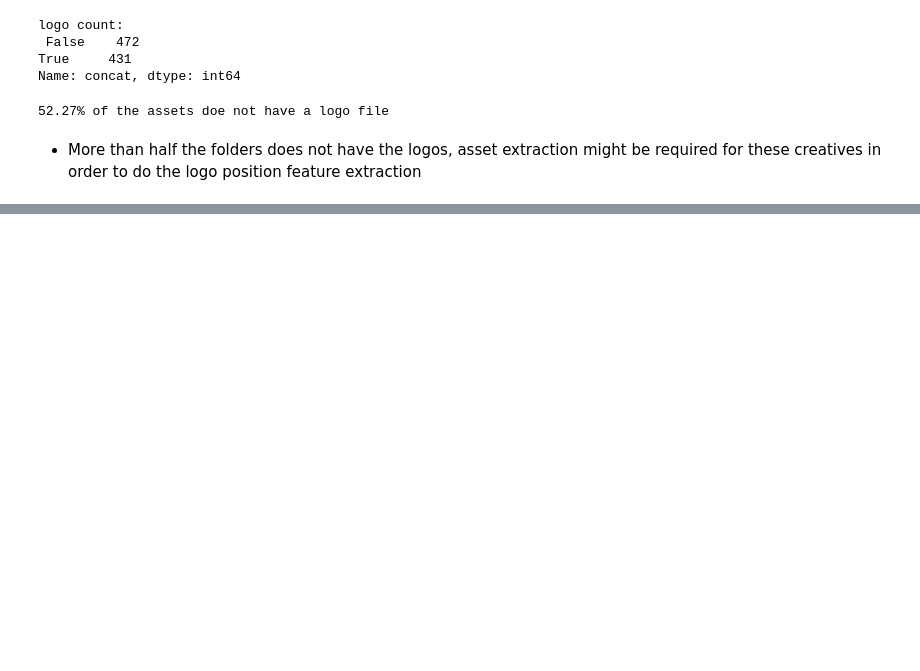
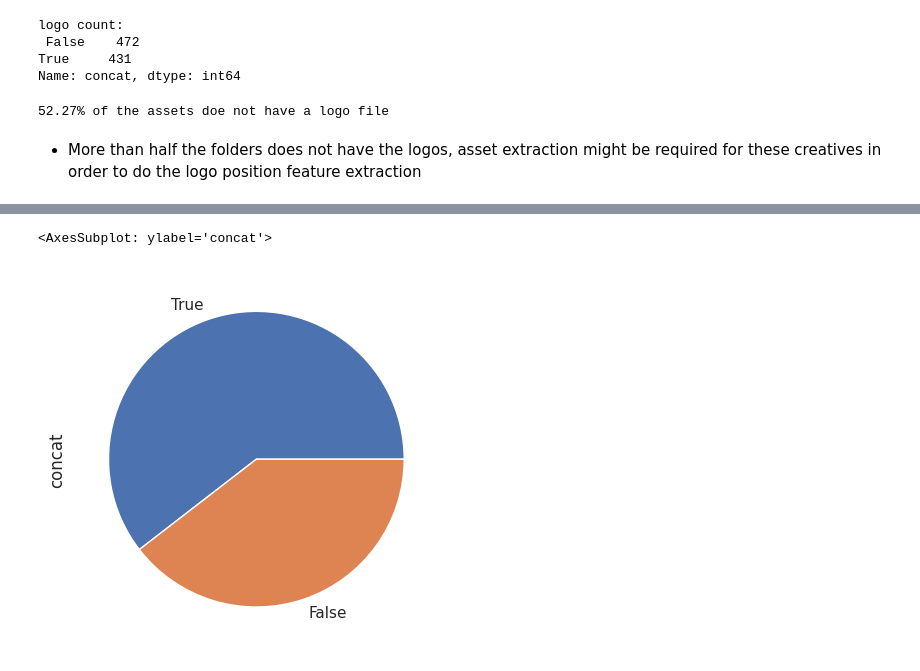
Before and after one commit to ad-Optimisation/ad_optimisation, a Jupyter notebook: notebooks/initial_observation.ipynb, the cells around one changed output, grey strips where cells are left out. Drawn from its saved outputs; the diff is of its cells as text; code cells hidden in the pictures; blank space fills up the shorter version.

```diff
--- a/notebooks/initial_observation.ipynb
+++ b/notebooks/initial_observation.ipynb
@@ -62,0 +81,5 @@ print(f'{round((472/(472+431)*100), 3)}% of the assets doe not have a logo file'
+# %%
+df.concat.str.contains("_preview").value_counts().plot.pie()
+# %% [output]
+<AxesSubplot: ylabel='concat'>
+[figure, added]
```
Also changed, not shown: parts of 6 cells of this notebook.
